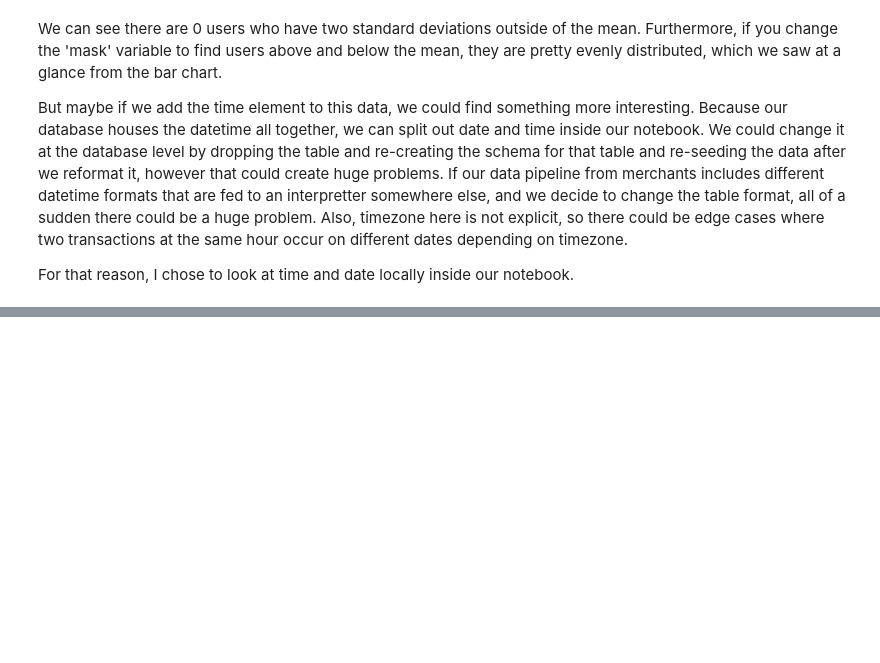
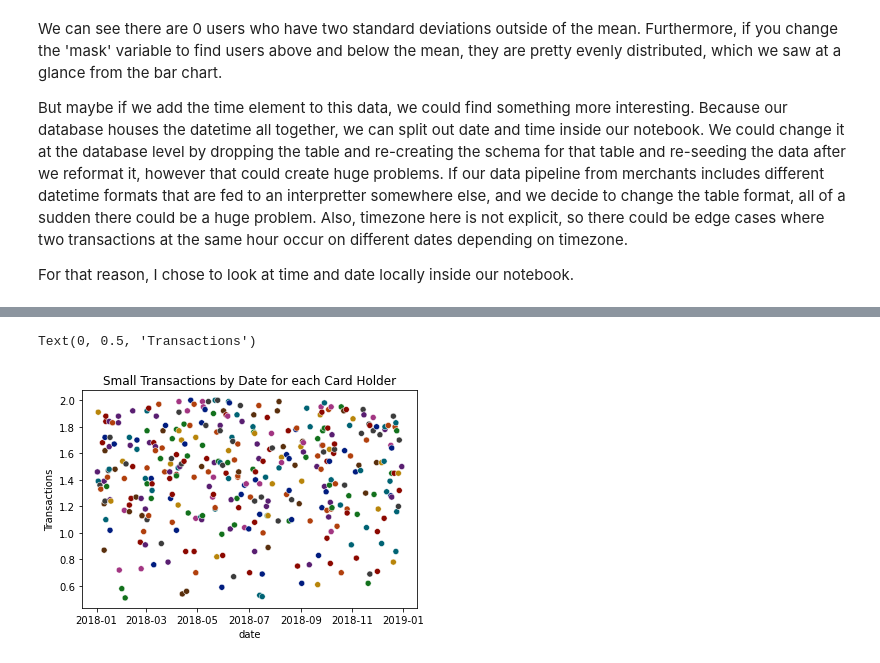
Before and after one commit to laramiedunlap/SQLrepo, a Jupyter notebook: main.ipynb, the cells around one changed output, grey strips where cells are left out. Drawn from its saved outputs; the diff is of its cells as text; code cells hidden in the pictures; blank space fills up the shorter version.

```diff
--- a/main.ipynb
+++ b/main.ipynb
@@ -125,0 +140,13 @@ filtered_df.head()
+# %%
+# Look at a time series scatterplot of transactions over time
+scatter_of_data_date = sns.scatterplot(data = filtered_df,
+                                    x= 'date',
+                                    y='amount',
+                                    hue='card_holder_id',
+                                    palette='dark',
+                                    legend = False)
+scatter_of_data_date.set_title(label='Small Transactions by Date for each Card Holder')
+scatter_of_data_date.set_ylabel('Transactions')
+# %% [output]
+Text(0, 0.5, 'Transactions')
+[figure, added]
```
Also changed, not shown: parts of 26 cells of this notebook.
